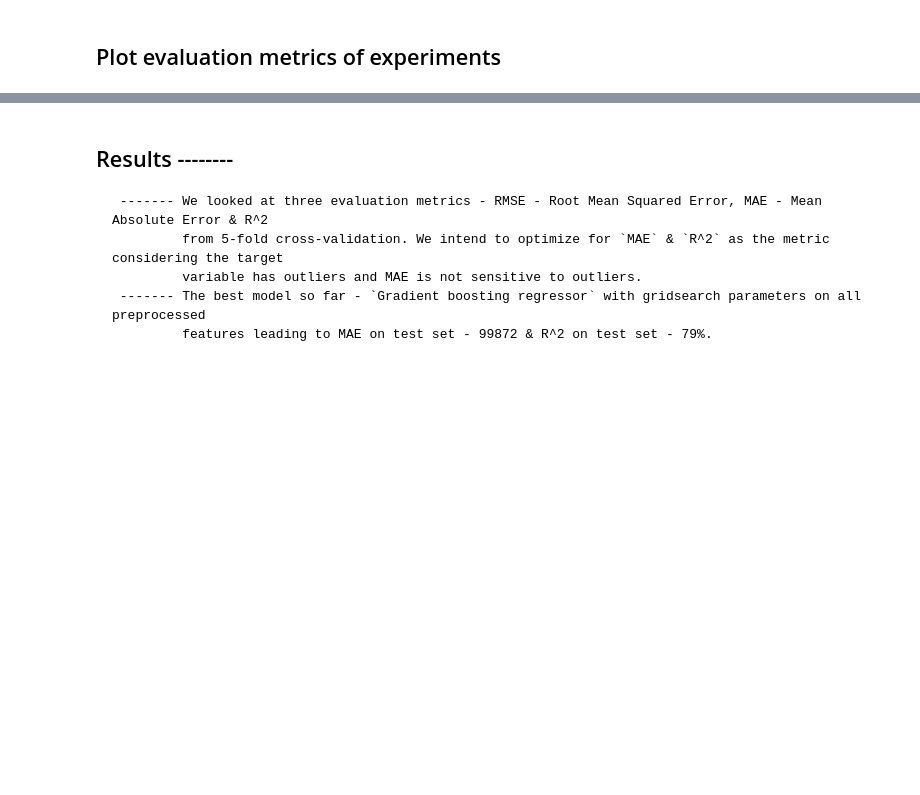
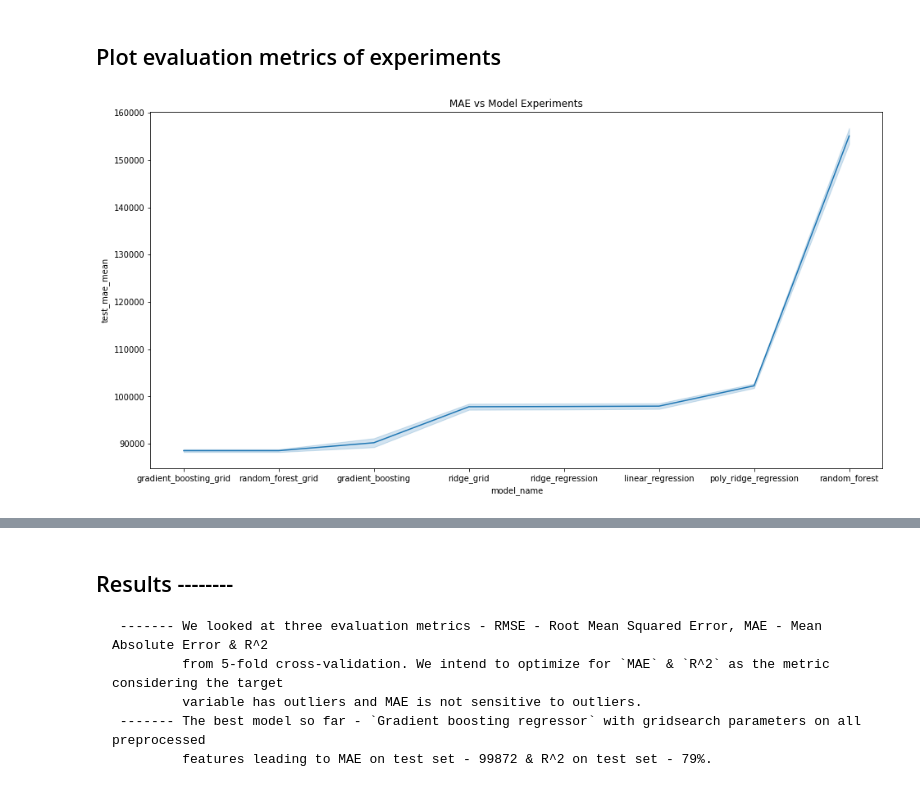
Before and after one commit to chhaviarora95/house-price-prediction, a Jupyter notebook: 02_Model experimentation.ipynb, the cells around one changed output, grey strips where cells are left out. Saved outputs shown, nothing was run; the diff lists cells and outputs as text; code cells hidden in the pictures; blank space fills up the shorter version.

Commit message:
update model experiments line plot

```diff
--- a/02_Model experimentation.ipynb
+++ b/02_Model experimentation.ipynb
@@ -301,5 +306,14 @@ metrics_df
 # %% [markdown]
 ## Plot evaluation metrics of experiments
+# %%
+p.generate_line_plot(
+        x,
+        'model_name',
+        'test_mae_mean',
+        'MAE vs Model Experiments'
+)
+# %% [output]
+[figure, added]
 # %%
 x = metrics_df[~(metrics_df['model_name']=='poly_linear_regression')]
 fig = px.line(x, x="model_name", y="test_mae_mean", title='MAE vs Model experiment', color = 'feature_set')
```
Also changed, not shown: parts of 5 cells of this notebook.
